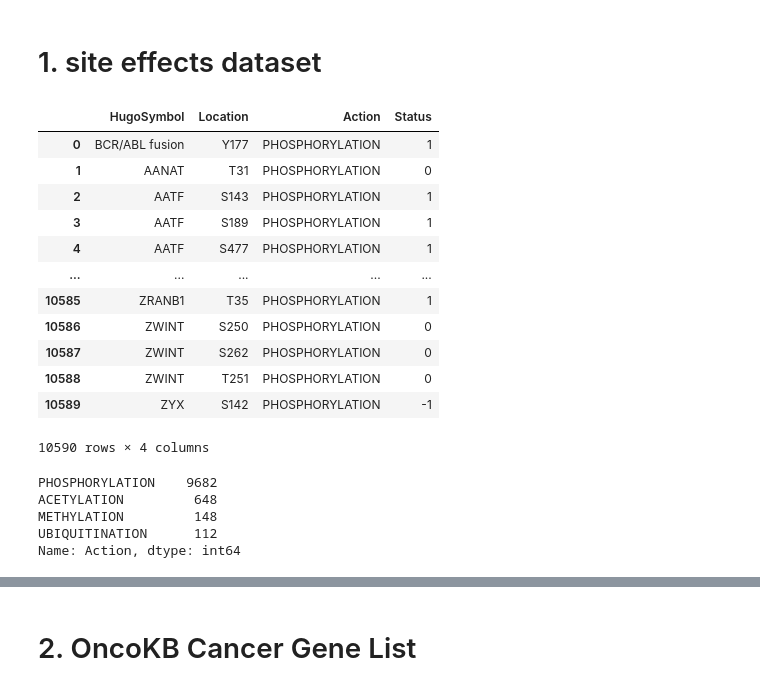
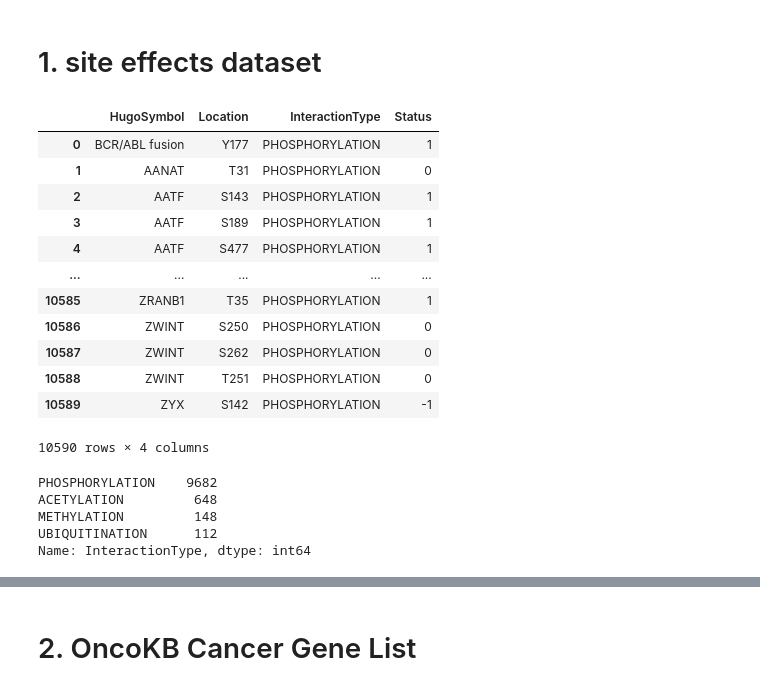
Before and after one commit to KisanThapa/GeneMutationClassification, a Jupyter notebook: notebook.ipynb, the cells around one changed output, grey strips where cells are left out. Drawn from its saved outputs; the diff is of its cells as text; code cells hidden in the pictures.

```diff
--- a/notebook.ipynb
+++ b/notebook.ipynb
@@ -14,10 +14,10 @@ warnings.filterwarnings('ignore')
 # %% [markdown]
 # 1. site effects dataset
 # %%
-df1 = pd.read_csv('site-effects.txt', sep='\s+', error_bad_lines=False, index_col=False, dtype='unicode')
-df1
+site_effect = pd.read_csv('site-effects.txt', sep='\s+', error_bad_lines=False, index_col=False, dtype='unicode')
+site_effect
 # %% [output]
-|  | HugoSymbol | Location | Action | Status |
+|  | HugoSymbol | Location | InteractionType | Status |
 | 0 | BCR/ABL fusion | Y177 | PHOSPHORYLATION | 1 |
 | 1 | AANAT | T31 | PHOSPHORYLATION | 0 |
 | 2 | AATF | S143 | PHOSPHORYLATION | 1 |
@@ -30,11 +30,11 @@ df1
 | 10588 | ZWINT | T251 | PHOSPHORYLATION | 0 |
 | 10589 | ZYX | S142 | PHOSPHORYLATION | -1 |
 10590 rows × 4 columns
-# %%
-df1['Action'].value_counts()
-# %% [output]
-PHOSPHORYLATION    9682
-ACETYLATION         648
-METHYLATION         148
-UBIQUITINATION      112
-Name: Action, dtype: int64
+# %%
+site_effect['InteractionType'].value_counts()
+# %% [output]
+PHOSPHORYLATION    9682
+ACETYLATION         648
+METHYLATION         148
+UBIQUITINATION      112
+Name: InteractionType, dtype: int64
```
Also changed, not shown: parts of 19 cells of this notebook, 3 other files.
